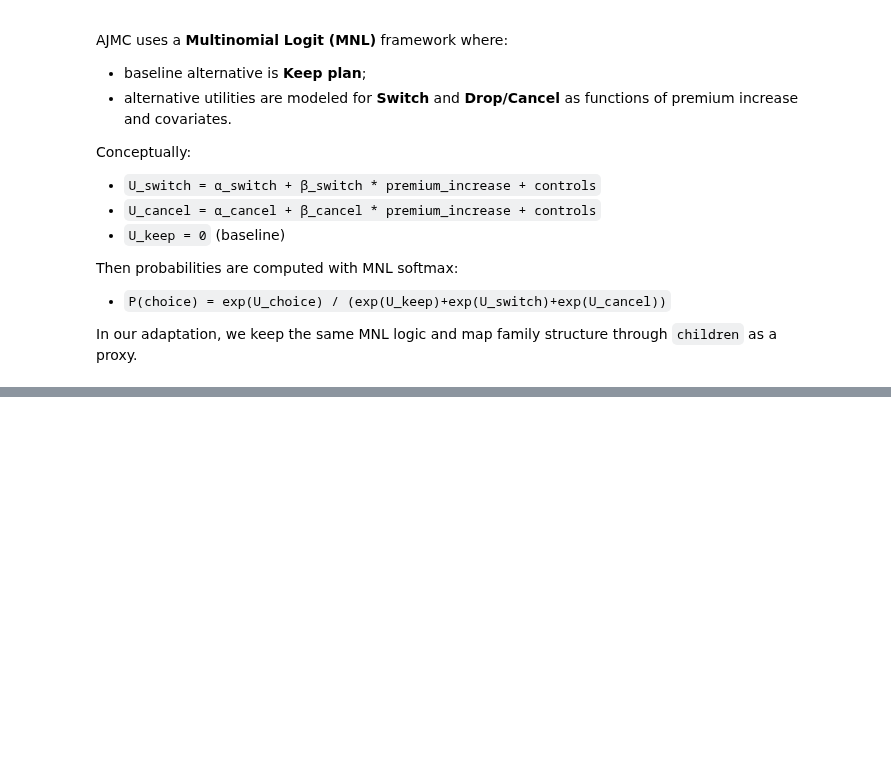
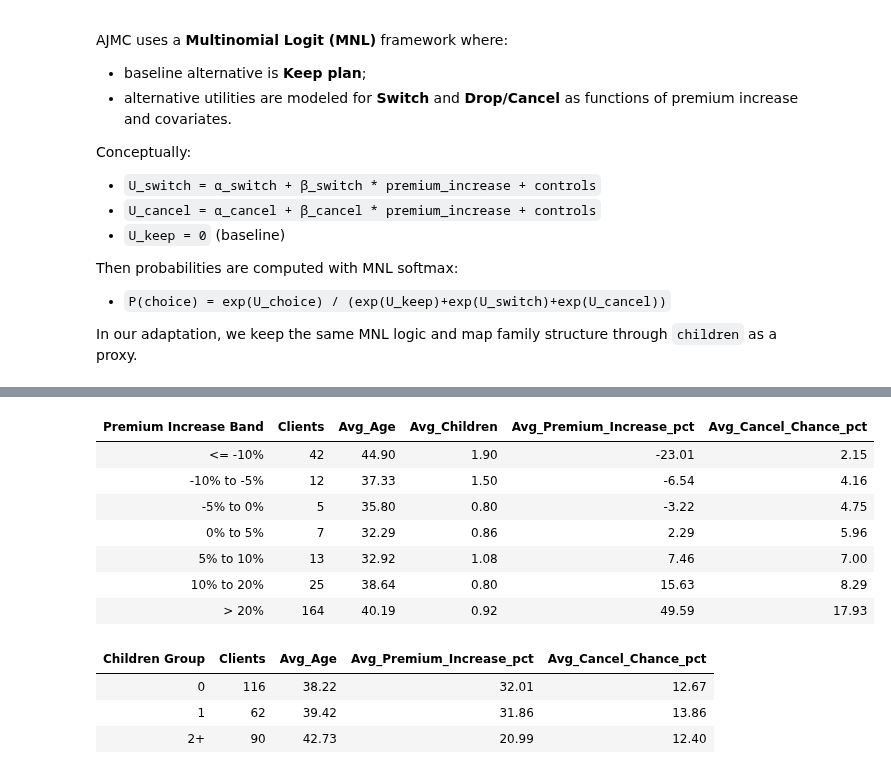
Before and after one commit to renancaetan0/prediction_methods_health_insurance, a Jupyter notebook: notebooks/linear_regression_and_clustering_compairson_health_insurance_case.ipynb, the cells around one changed output, grey strips where cells are left out. Saved outputs shown, nothing was run; the diff lists cells and outputs as text; code cells hidden in the pictures; blank space fills up the shorter version.

```diff
--- a/notebooks/linear_regression_and_clustering_compairson_health_insurance_case.ipynb
+++ b/notebooks/linear_regression_and_clustering_compairson_health_insurance_case.ipynb
@@ -2212,0 +2474,67 @@ In our adaptation, we keep the same MNL logic and map family structure through `
+# %%
+# summary table by premium increase band
+increase_bins = [-np.inf, -10, -5, 0, 5, 10, 20, np.inf]  # numeric bins for premium increase (%)
+increase_labels = ["<= -10%", "-10% to -5%", "-5% to 0%", "0% to 5%", "5% to 10%", "10% to 20%", "> 20%"]  # display labels
+
+mnl_summary_increase_band_df = (
+    base_health_insurance_test_df
+    .assign(**{
+        "Premium Increase Band": pd.cut(
+            base_health_insurance_test_df["Premium Increase for Client (%)"],  # source variable
+            bins=increase_bins,  # bin edges
+            labels=increase_labels,  # category labels
+        )
+    })
+    .groupby("Premium Increase Band", dropna=False, observed=False)  # grouped summary
+    .agg(
+        Clients=("cluster", "size"),  # number of clients in each band
+        Avg_Age=("age", "mean"),  # average age
+        Avg_Children=("children", "mean"),  # average children count
+        Avg_Premium_Increase_pct=("Premium Increase for Client (%)", "mean"),  # average premium increase
+        Avg_Cancel_Chance_pct=("Chance of Cancellation (%)", "mean"),  # average cancellation chance
+    )
+    .reset_index()
+    .round(2)
+)
+
+display(HTML(mnl_summary_increase_band_df.to_html(index=False)))  # print table 1 only
+
+# summary table by children group
+mnl_summary_children_df = (
+    base_health_insurance_test_df
+    .assign(**{
+        "Children Group": np.select(
+            [
+                base_health_insurance_test_df["children"] == 0,  # group 0
+                base_health_insurance_test_df["children"] == 1,  # group 1
+                base_health_insurance_test_df["children"] >= 2,  # group 2+
+            ],
+            ["0", "1", "2+"],  # output labels
+            default="0",  # fallback
+        )
+    })
+    .groupby("Children Group", dropna=False)  # grouped summary
+    .agg(
+        Clients=("cluster", "size"),  # number of clients in each group
+        Avg_Age=("age", "mean"),  # average age
+        Avg_Premium_Increase_pct=("Premium Increase for Client (%)", "mean"),  # average premium increase
+        Avg_Cancel_Chance_pct=("Chance of Cancellation (%)", "mean"),  # average cancellation chance
+    )
+    .reset_index()
+    .round(2)
+)
+
+display(HTML(mnl_summary_children_df.to_html(index=False)))  # print table 2 only
+# %% [output]
+| Premium Increase Band | Clients | Avg_Age | Avg_Children | Avg_Premium_Increase_pct | Avg_Cancel_Chance_pct |
+| <= -10% | 42 | 44.90 | 1.90 | -23.01 | 2.15 |
+| -10% to -5% | 12 | 37.33 | 1.50 | -6.54 | 4.16 |
+| -5% to 0% | 5 | 35.80 | 0.80 | -3.22 | 4.75 |
+| 0% to 5% | 7 | 32.29 | 0.86 | 2.29 | 5.96 |
+| 5% to 10% | 13 | 32.92 | 1.08 | 7.46 | 7.00 |
+| 10% to 20% | 25 | 38.64 | 0.80 | 15.63 | 8.29 |
+| > 20% | 164 | 40.19 | 0.92 | 49.59 | 17.93 |
+| Children Group | Clients | Avg_Age | Avg_Premium_Increase_pct | Avg_Cancel_Chance_pct |
+| 0 | 116 | 38.22 | 32.01 | 12.67 |
+| 1 | 62 | 39.42 | 31.86 | 13.86 |
+| 2+ | 90 | 42.73 | 20.99 | 12.40 |
```
Also changed, not shown: parts of 6 cells of this notebook.
